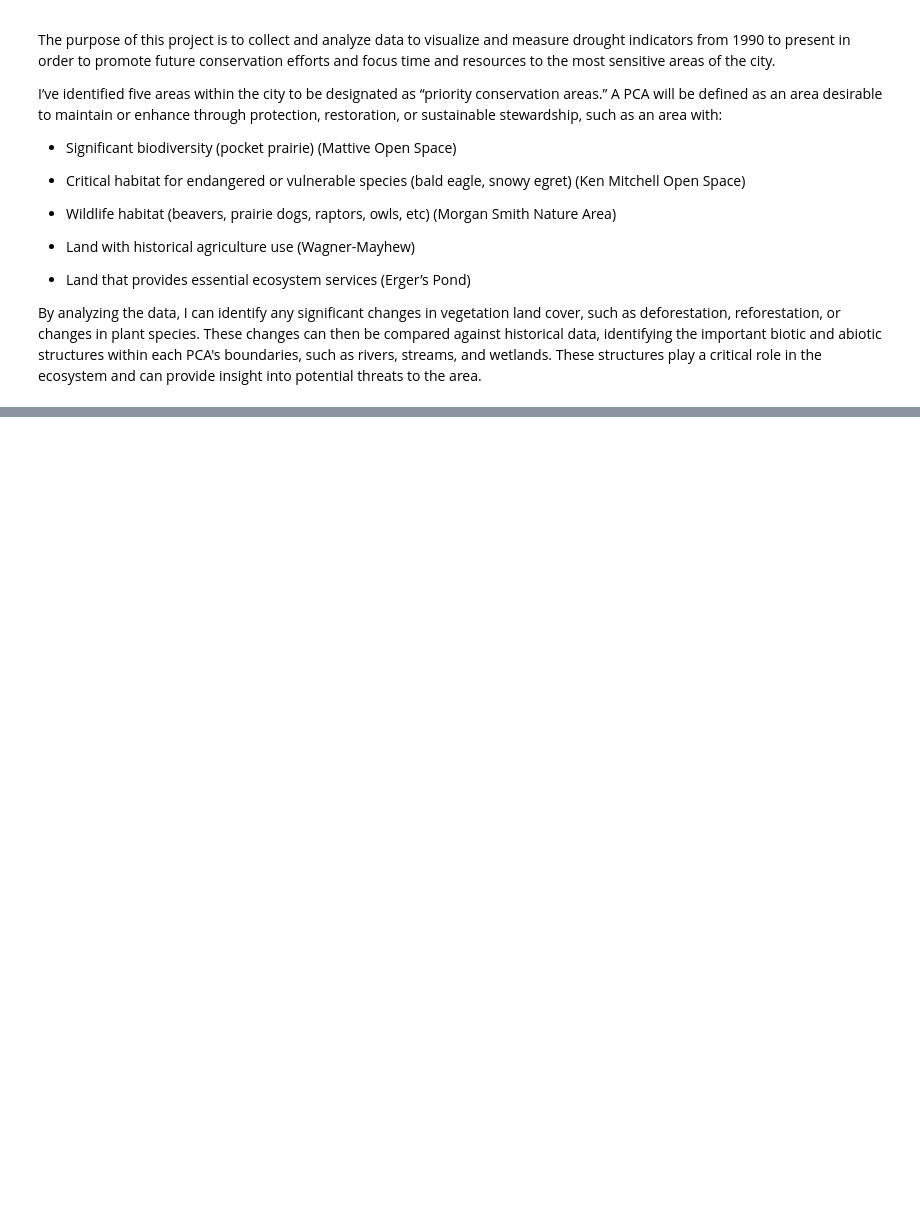
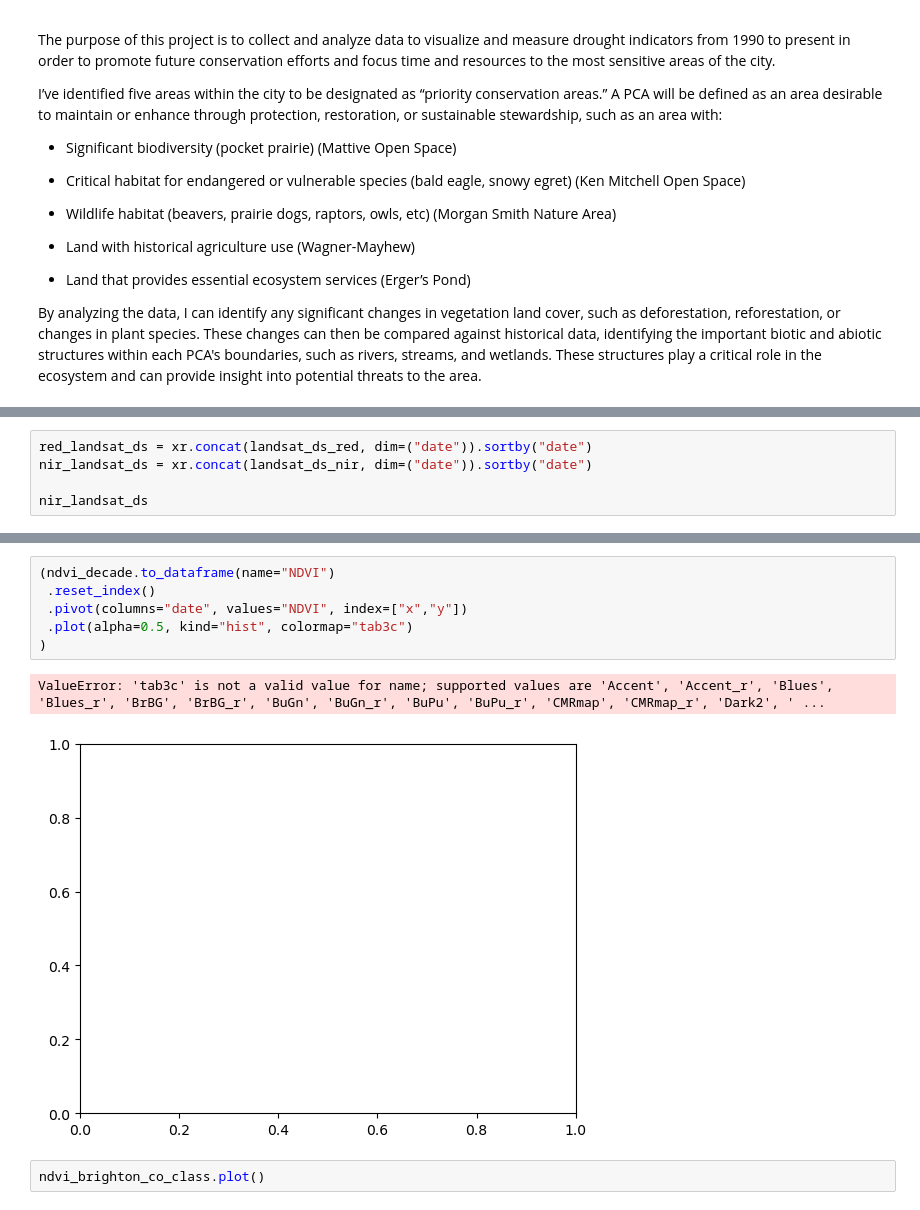
Before and after one commit to mala7891/ndvi-brighton-co, a Jupyter notebook: notebooks/ndvi_brighton_co.ipynb, the cells around one changed output, grey strips where cells are left out. Drawn from its saved outputs; the diff is of its cells as text; blank space fills up the shorter version.

```diff
--- a/notebooks/ndvi_brighton_co.ipynb
+++ b/notebooks/ndvi_brighton_co.ipynb
@@ -77,0 +169,5 @@ Here's an example code that connects to Landsat, downloads Landsat 8 imagery for
+# %%
+red_landsat_ds = xr.concat(landsat_ds_red, dim=("date")).sortby("date")
+nir_landsat_ds = xr.concat(landsat_ds_nir, dim=("date")).sortby("date")
+
+nir_landsat_ds
@@ -168,0 +226,11 @@ plt.savefig("path/to/land_cover_classifications.tif")
+# %%
+(ndvi_decade.to_dataframe(name="NDVI")
+ .reset_index()
+ .pivot(columns="date", values="NDVI", index=["x","y"])
+ .plot(alpha=0.5, kind="hist", colormap="tab3c")
+)
+# %% [output]
+ValueError: 'tab3c' is not a valid value for name; supported values are 'Accent', 'Accent_r', 'Blues', 'Blues_r', 'BrBG', 'BrBG_r', 'BuGn', 'BuGn_r', 'BuPu', 'BuPu_r', 'CMRmap', 'CMRmap_r', 'Dark2', ' ...
+[figure, added]
+# %%
+ndvi_brighton_co_class.plot()
```
Also changed, not shown: parts of 13 cells of this notebook, 2 other files.
